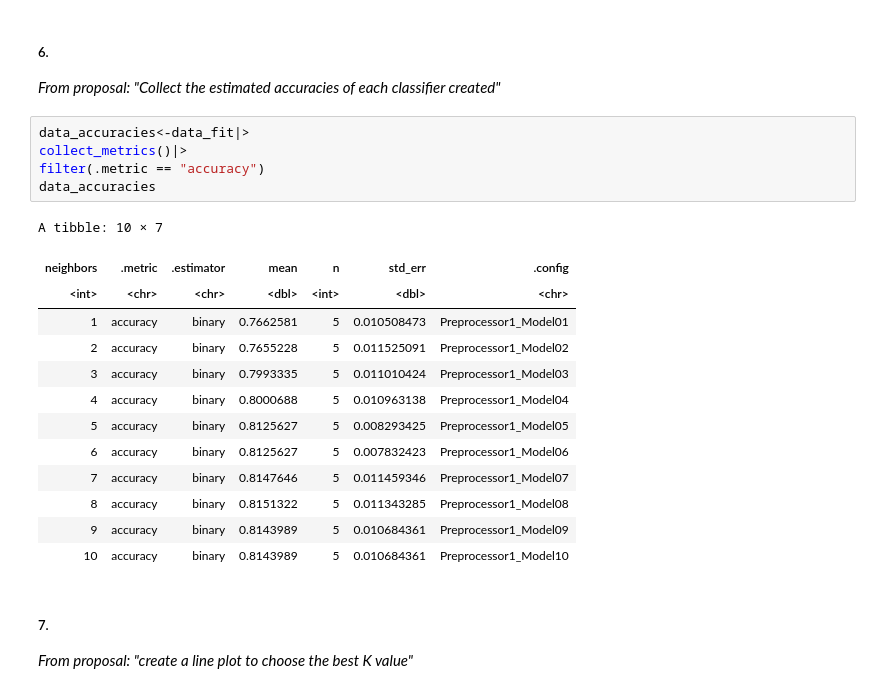
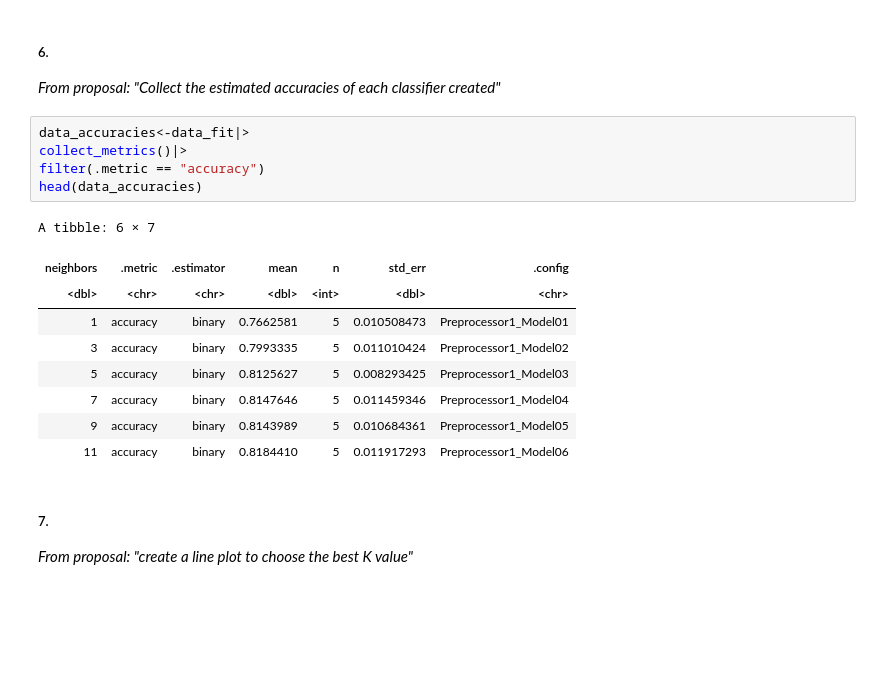
Before and after one commit to ekang27kc/dsci100-2023-T2-Group01-project, a Jupyter notebook: Project_Report.ipynb, the cells around one changed output. Drawn from its saved outputs; the diff is of its cells as text; blank space fills up the shorter version.

```diff
--- a/Project_Report.ipynb
+++ b/Project_Report.ipynb
@@ -233,22 +236,18 @@ tune_grid(resamples = data_vfold, grid= k_vals)
 # %%
 data_accuracies<-data_fit|>
 collect_metrics()|>
 filter(.metric == "accuracy")
-data_accuracies
+head(data_accuracies)
 # %% [output]
-A tibble: 10 × 7
+A tibble: 6 × 7
 | neighbors | .metric | .estimator | mean | n | std_err | .config |
-| <int> | <chr> | <chr> | <dbl> | <int> | <dbl> | <chr> |
+| <dbl> | <chr> | <chr> | <dbl> | <int> | <dbl> | <chr> |
 | 1 | accuracy | binary | 0.7662581 | 5 | 0.010508473 | Preprocessor1_Model01 |
-| 2 | accuracy | binary | 0.7655228 | 5 | 0.011525091 | Preprocessor1_Model02 |
-| 3 | accuracy | binary | 0.7993335 | 5 | 0.011010424 | Preprocessor1_Model03 |
-| 4 | accuracy | binary | 0.8000688 | 5 | 0.010963138 | Preprocessor1_Model04 |
-| 5 | accuracy | binary | 0.8125627 | 5 | 0.008293425 | Preprocessor1_Model05 |
-| 6 | accuracy | binary | 0.8125627 | 5 | 0.007832423 | Preprocessor1_Model06 |
-| 7 | accuracy | binary | 0.8147646 | 5 | 0.011459346 | Preprocessor1_Model07 |
-| 8 | accuracy | binary | 0.8151322 | 5 | 0.011343285 | Preprocessor1_Model08 |
-| 9 | accuracy | binary | 0.8143989 | 5 | 0.010684361 | Preprocessor1_Model09 |
-| 10 | accuracy | binary | 0.8143989 | 5 | 0.010684361 | Preprocessor1_Model10 |
+| 3 | accuracy | binary | 0.7993335 | 5 | 0.011010424 | Preprocessor1_Model02 |
+| 5 | accuracy | binary | 0.8125627 | 5 | 0.008293425 | Preprocessor1_Model03 |
+| 7 | accuracy | binary | 0.8147646 | 5 | 0.011459346 | Preprocessor1_Model04 |
+| 9 | accuracy | binary | 0.8143989 | 5 | 0.010684361 | Preprocessor1_Model05 |
+| 11 | accuracy | binary | 0.8184410 | 5 | 0.011917293 | Preprocessor1_Model06 |
 # %% [markdown]
 ##### 7.
  *From proposal: "create a line plot to choose the best K value"*
```
Also changed, not shown: parts of 10 cells of this notebook.
